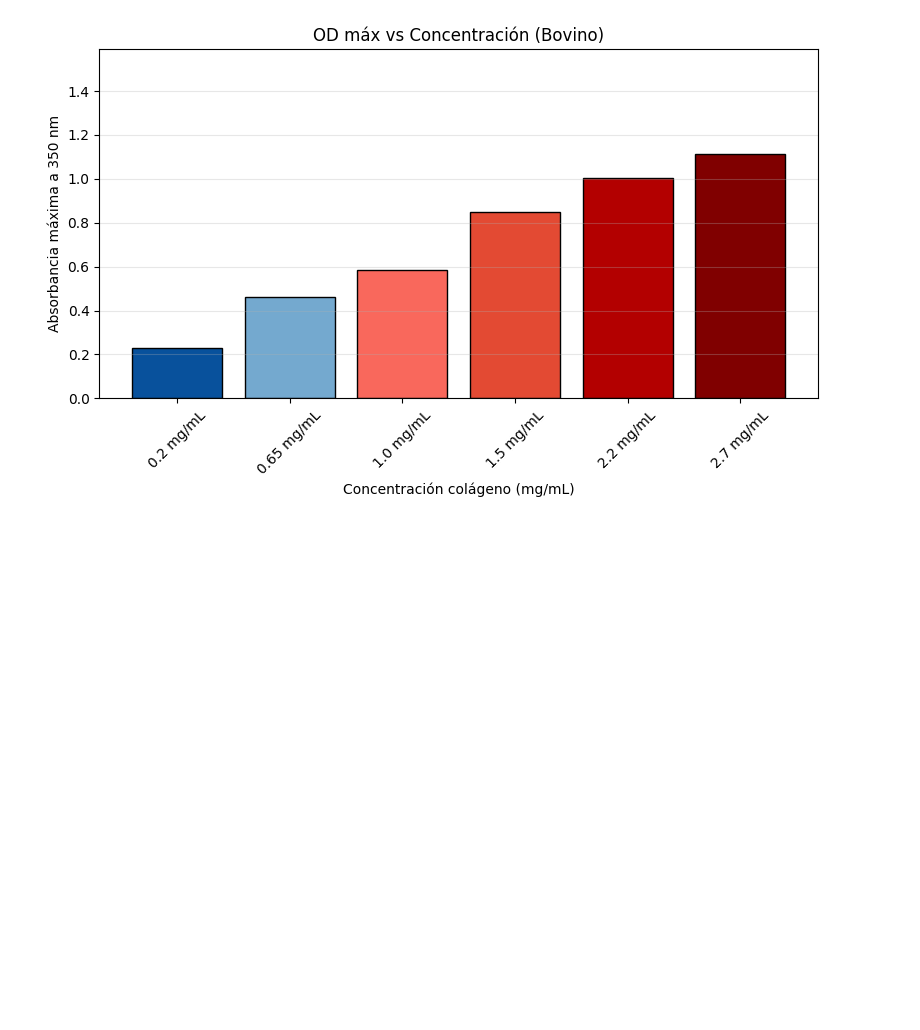
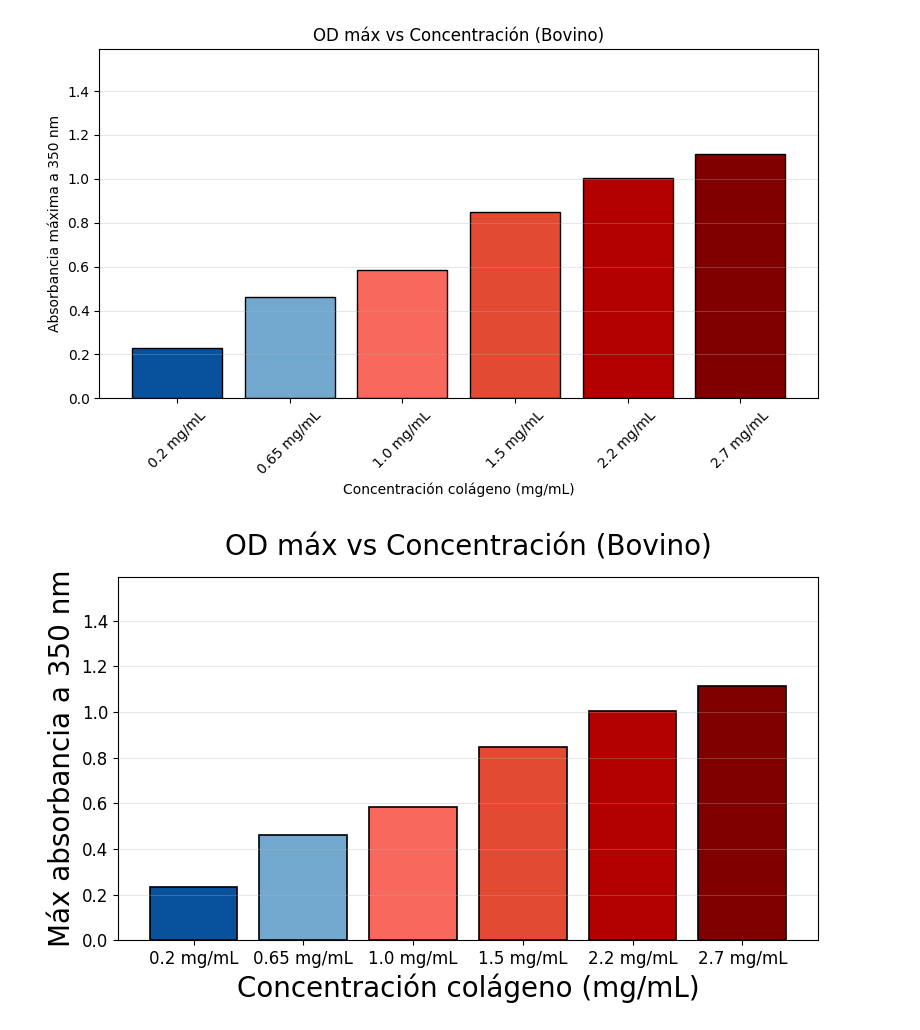
Before and after one commit to Bertaalcolea/Collagen_studies, a Jupyter notebook: Concentraciones_Bov_2.ipynb, the cells around one changed output. Drawn from its saved outputs; the diff is of its cells as text; code cells hidden in the pictures; blank space fills up the shorter version.

```diff
--- a/Concentraciones_Bov_2.ipynb
+++ b/Concentraciones_Bov_2.ipynb
@@ -537,3 +613,61 @@ def plot_ODmax_vs_concentration_bovine(df_stats):
 plot_ODmax_vs_concentration_bovine(df_bov_stats)
 # %% [output]
 [figure]
+# %%
+# Fixed colour map (same as before)
+color_map_conc = {
+    0.2:  "#08519c",   # dark blue
+    0.65: "#74a9cf",   # light blue
+    1.0:  "#f9685c",   # orange/red
+    1.5: "#e34a33",    # medium red
+    2.2:  "#b30000",   # dark red
+    2.7: "#800000",    # burgundy
+}
+
+def plot_ODmax_vs_concentration_bovine(df_stats):
+
+    # Keep only pH 7 (these correspond to cols 1–3 in the plate)
+    df_pH7 = df_stats[df_stats["pH"] == "pH 7"].copy()
+
+    # Compute OD max for each concentration
+    df_max = (
+        df_pH7
+        .groupby(["Concentration", "Conc_label"], as_index=False)
+        .agg(OD_max=("OD_mean", "max"))
+        .sort_values("Concentration")
+    )
+
+    # Map colours
+    df_max["color"] = df_max["Concentration"].map(color_map_conc)
+
+    fig, ax = plt.subplots(figsize=(8, 5))
+
+    ax.bar(
+        df_max["Conc_label"],
+        df_max["OD_max"],
+        color=df_max["color"],
+        edgecolor="black",
+        linewidth=1.2          # ⭐ mismo grosor que antes
+    )
+
+    # ---- Ejes y título (mismos tamaños) ----
+    ax.set_xlabel("Concentración colágeno (mg/mL)", fontsize=20)
+    ax.set_ylabel("Máx absorbancia a 350 nm", fontsize=20)
+    ax.set_title("OD máx vs Concentración (Bovino)", fontsize=20, pad=16)
+
+    # ---- EJE Y ----
+    ax.set_ylim(0, 1.59)
+    ax.set_yticks(np.arange(0, 1.6, 0.2))
+
+    # ---- TICKS (números) ----
+    ax.tick_params(axis="both", which="major", labelsize=12)
+
+    # ---- Cuadrícula ----
+    ax.grid(axis="y", alpha=0.3)
+
+    plt.tight_layout()
+    plt.show()
+# Call it with your bovine stats:
+plot_ODmax_vs_concentration_bovine(df_bov_stats)
+# %% [output]
+[figure, added]
```
Also changed, not shown: parts of 3 cells of this notebook.
